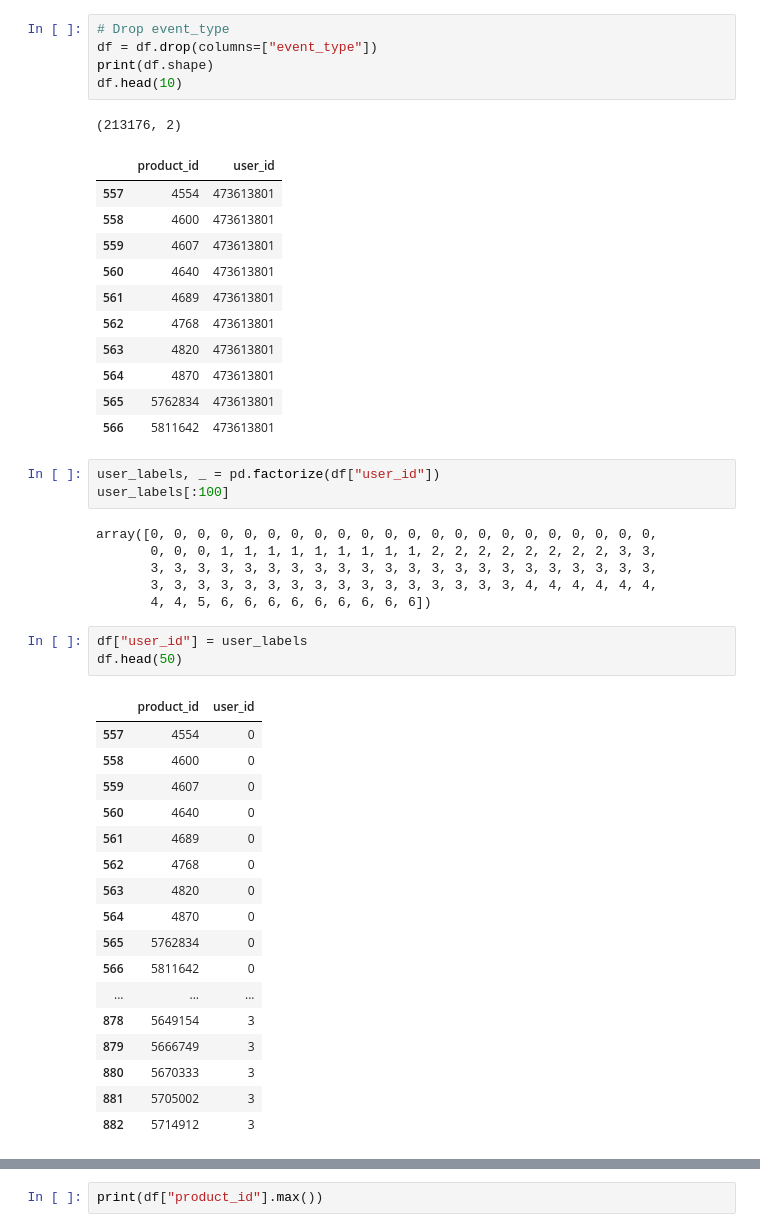
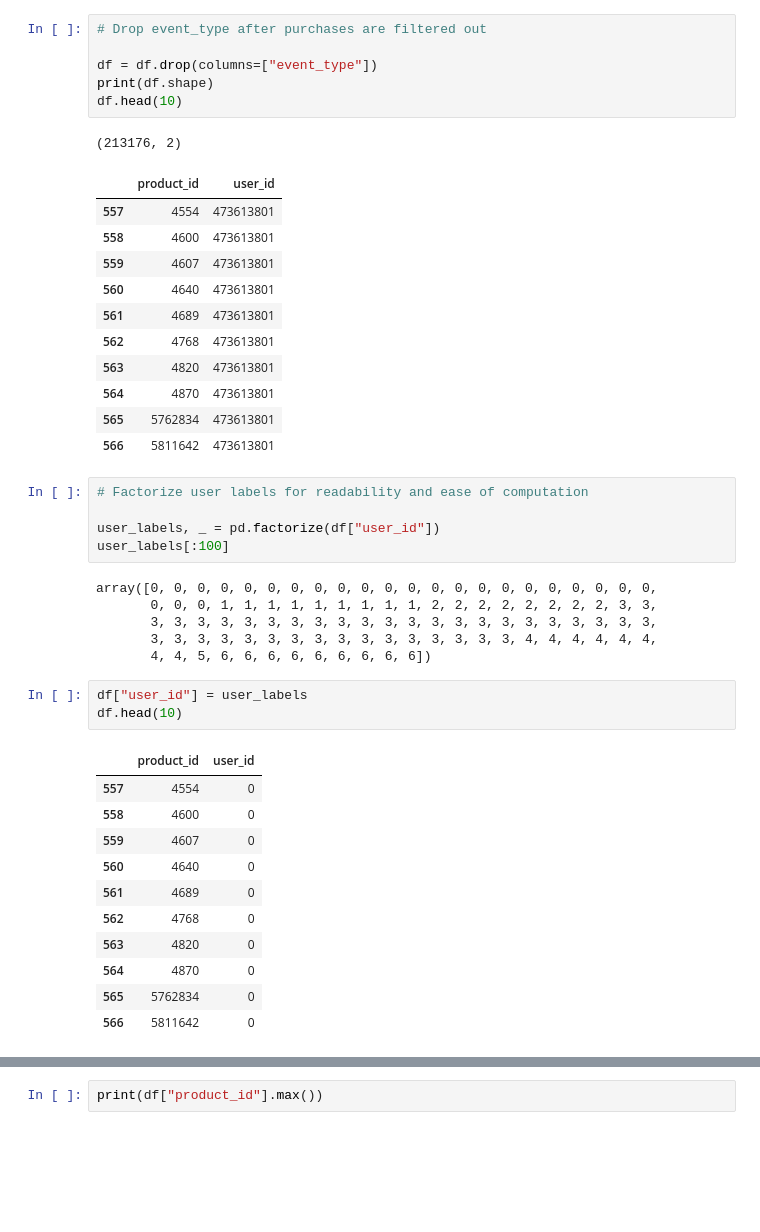
Before and after one commit to claytoncohn/DSC478, a Jupyter notebook: FinalProject/FinalProjectDataClean.ipynb, the cells around one changed output, grey strips where cells are left out. Cells and saved outputs as stored; diff of their text form; blank space fills up the shorter version.

```diff
--- a/FinalProject/FinalProjectDataClean.ipynb
+++ b/FinalProject/FinalProjectDataClean.ipynb
@@ -82,7 +84,8 @@ df.head(10)
 | 565 | purchase | 5762834 | 473613801 |
 | 566 | purchase | 5811642 | 473613801 |
 # %%
-# Drop event_type
+# Drop event_type after purchases are filtered out
+
 df = df.drop(columns=["event_type"])
 print(df.shape)
 df.head(10)
@@ -100,6 +103,8 @@ df.head(10)
 | 565 | 5762834 | 473613801 |
 | 566 | 5811642 | 473613801 |
 # %%
+# Factorize user labels for readability and ease of computation
+
 user_labels, _ = pd.factorize(df["user_id"])
 user_labels[:100]
 # %% [output]
@@ -110,23 +115,17 @@ array([0, 0, 0, 0, 0, 0, 0, 0, 0, 0, 0, 0, 0, 0, 0, 0, 0, 0, 0, 0, 0, 0,
        4, 4, 5, 6, 6, 6, 6, 6, 6, 6, 6, 6])
 # %%
 df["user_id"] = user_labels
-df.head(50)
+df.head(10)
 # %% [output]
 |  | product_id | user_id |
 | 557 | 4554 | 0 |
 | 558 | 4600 | 0 |
 | 559 | 4607 | 0 |
 | 560 | 4640 | 0 |
 | 561 | 4689 | 0 |
 | 562 | 4768 | 0 |
 | 563 | 4820 | 0 |
 | 564 | 4870 | 0 |
 | 565 | 5762834 | 0 |
 | 566 | 5811642 | 0 |
-| ... | ... | ... |
-| 878 | 5649154 | 3 |
-| 879 | 5666749 | 3 |
-| 880 | 5670333 | 3 |
-| 881 | 5705002 | 3 |
-| 882 | 5714912 | 3 |
 # %%
```
Also changed, not shown: parts of 21 cells of this notebook, 1 other file.
